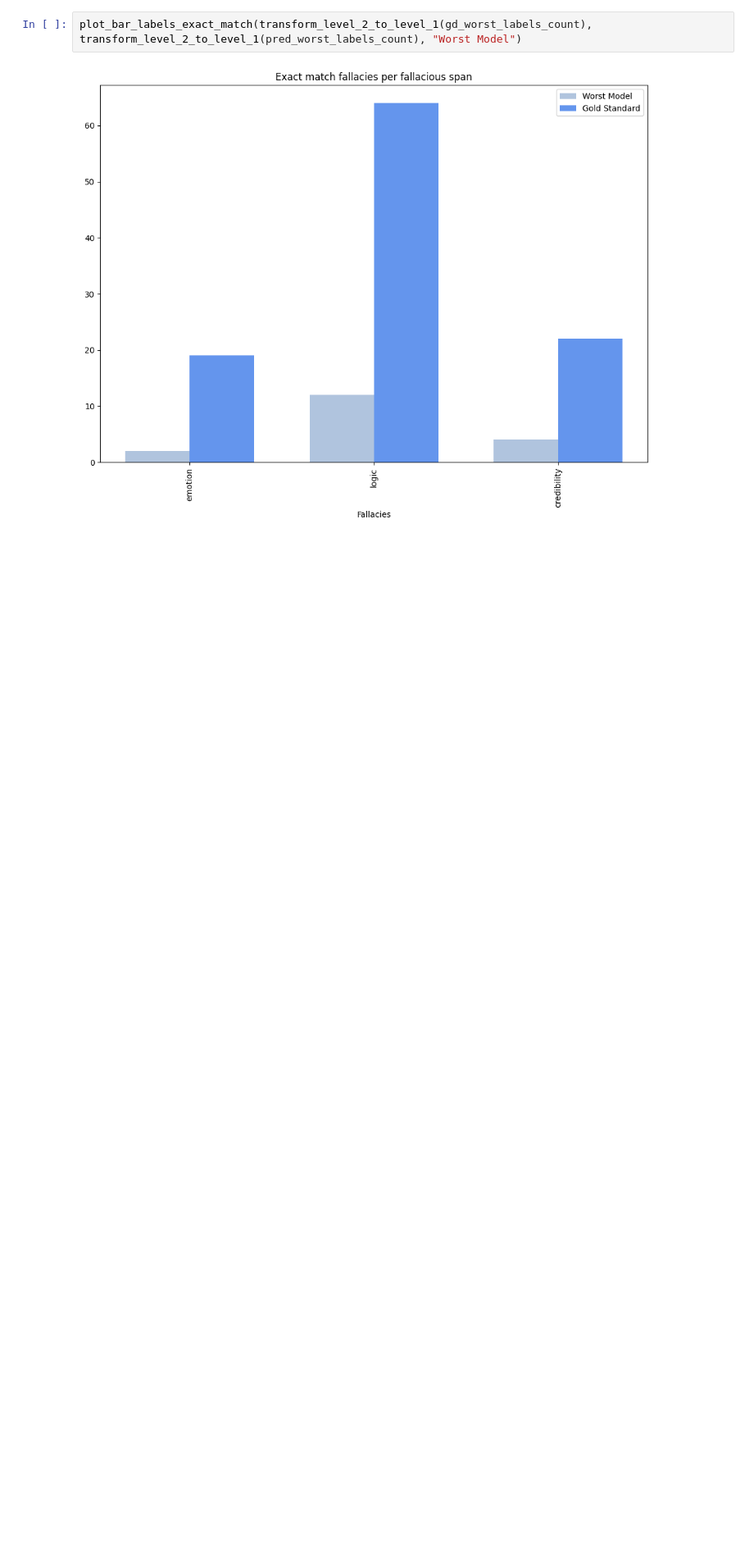
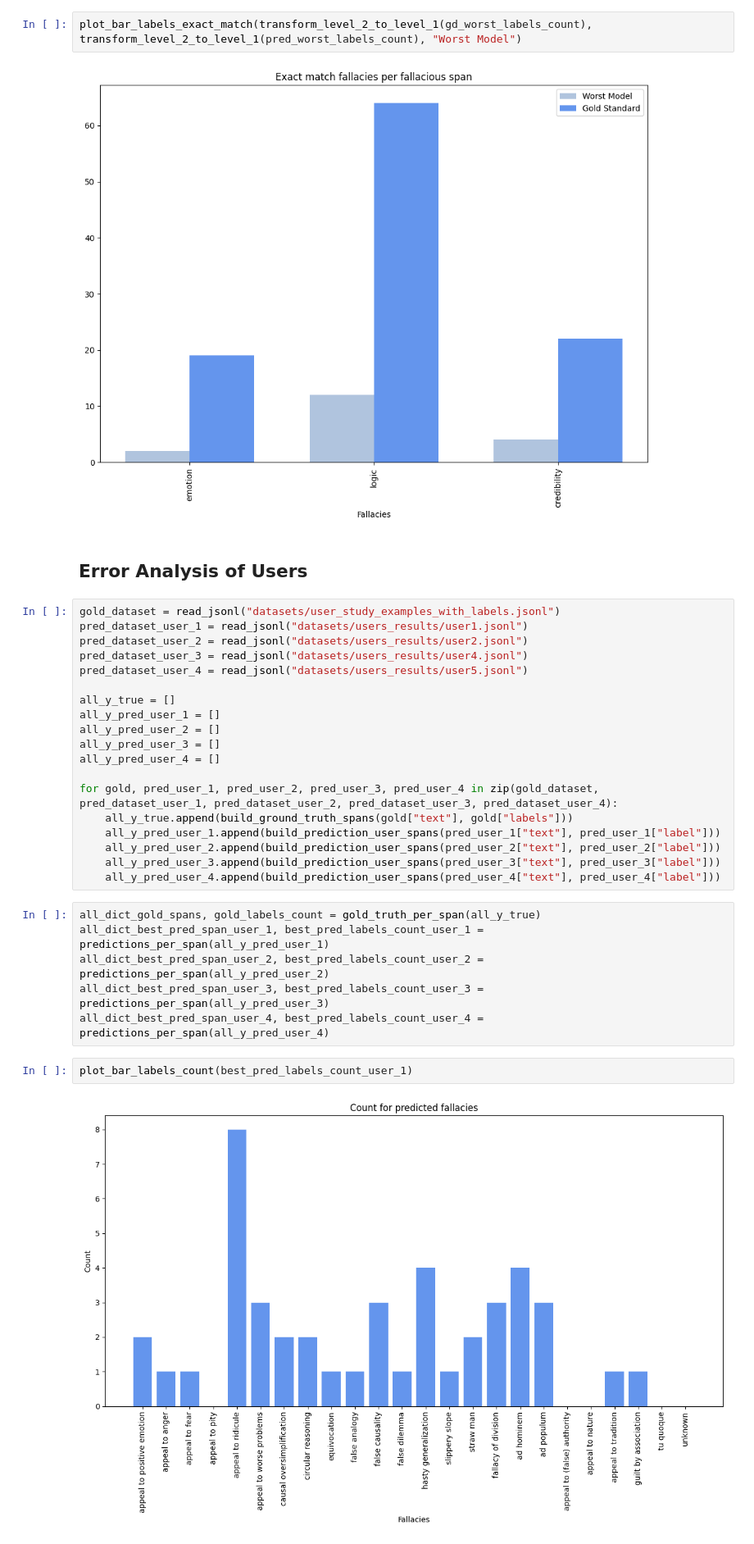
Before and after one commit to ChadiHelwe/MAFALDA, a Jupyter notebook: error_analysis.ipynb, the cells around one changed output. Shown at 82% size. Saved outputs shown, nothing was run; the diff lists cells and outputs as text; blank space fills up the shorter version.

Commit message:
update errro analysis

```diff
--- a/error_analysis.ipynb
+++ b/error_analysis.ipynb
@@ -363,3 +366,34 @@ plot_bar_labels_exact_match(gd_worst_labels_count, pred_worst_labels_count, "Wor
 plot_bar_labels_exact_match(transform_level_2_to_level_1(gd_worst_labels_count), transform_level_2_to_level_1(pred_worst_labels_count), "Worst Model")
 # %% [output]
 [figure]
+# %% [markdown]
+## Error Analysis of Users
+# %%
+gold_dataset = read_jsonl("datasets/user_study_examples_with_labels.jsonl")
+pred_dataset_user_1 = read_jsonl("datasets/users_results/user1.jsonl")
+pred_dataset_user_2 = read_jsonl("datasets/users_results/user2.jsonl")
+pred_dataset_user_3 = read_jsonl("datasets/users_results/user4.jsonl")
+pred_dataset_user_4 = read_jsonl("datasets/users_results/user5.jsonl")
+
+all_y_true = []
+all_y_pred_user_1 = []
+all_y_pred_user_2 = []
+all_y_pred_user_3 = []
+all_y_pred_user_4 = []
+
+for gold, pred_user_1, pred_user_2, pred_user_3, pred_user_4 in zip(gold_dataset, pred_dataset_user_1, pred_dataset_user_2, pred_dataset_user_3, pred_dataset_user_4):
+    all_y_true.append(build_ground_truth_spans(gold["text"], gold["labels"]))
+    all_y_pred_user_1.append(build_prediction_user_spans(pred_user_1["text"], pred_user_1["label"]))
+    all_y_pred_user_2.append(build_prediction_user_spans(pred_user_2["text"], pred_user_2["label"]))
+    all_y_pred_user_3.append(build_prediction_user_spans(pred_user_3["text"], pred_user_3["label"]))
+    all_y_pred_user_4.append(build_prediction_user_spans(pred_user_4["text"], pred_user_4["label"]))
+# %%
+all_dict_gold_spans, gold_labels_count = gold_truth_per_span(all_y_true)
+all_dict_best_pred_span_user_1, best_pred_labels_count_user_1 = predictions_per_span(all_y_pred_user_1)
+all_dict_best_pred_span_user_2, best_pred_labels_count_user_2 = predictions_per_span(all_y_pred_user_2)
+all_dict_best_pred_span_user_3, best_pred_labels_count_user_3 = predictions_per_span(all_y_pred_user_3)
+all_dict_best_pred_span_user_4, best_pred_labels_count_user_4 = predictions_per_span(all_y_pred_user_4)
+# %%
+plot_bar_labels_count(best_pred_labels_count_user_1)
+# %% [output]
+[figure, added]
```
Also changed, not shown: parts of 16 cells of this notebook.
